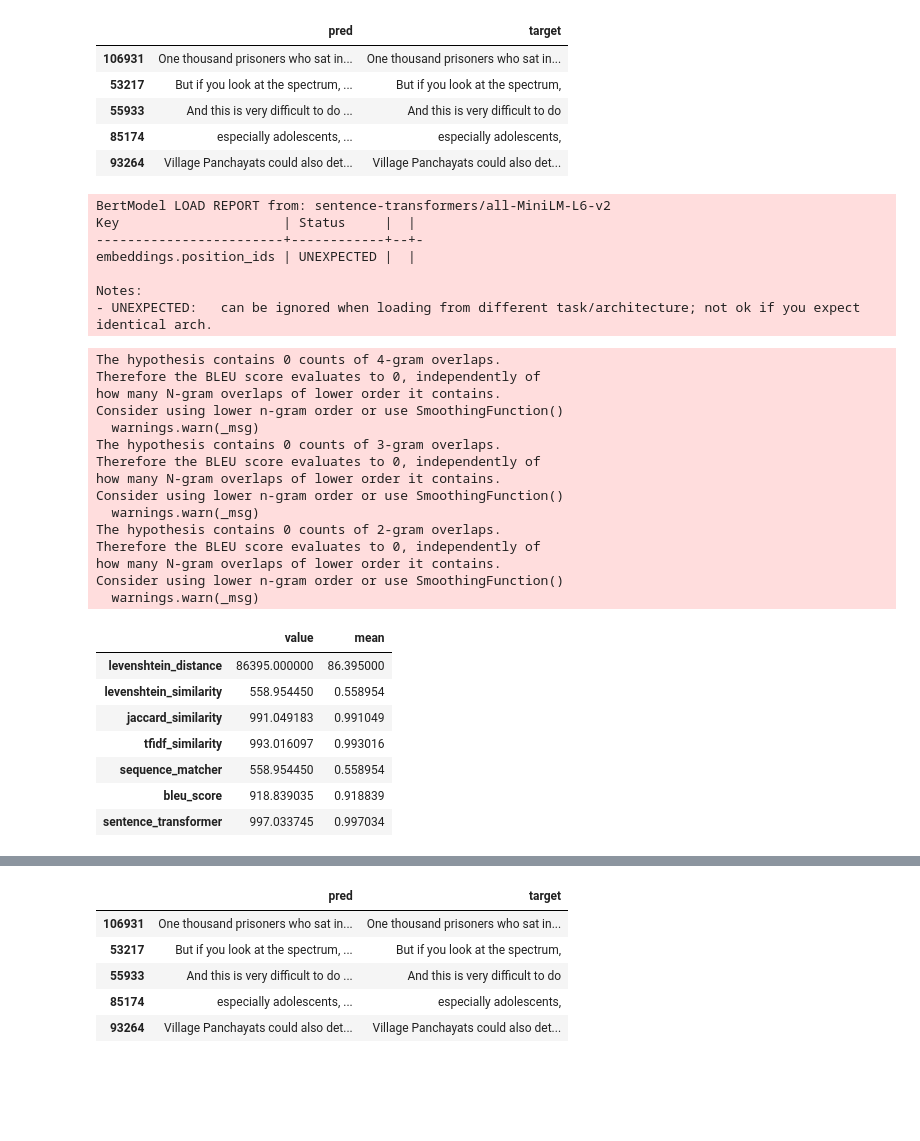
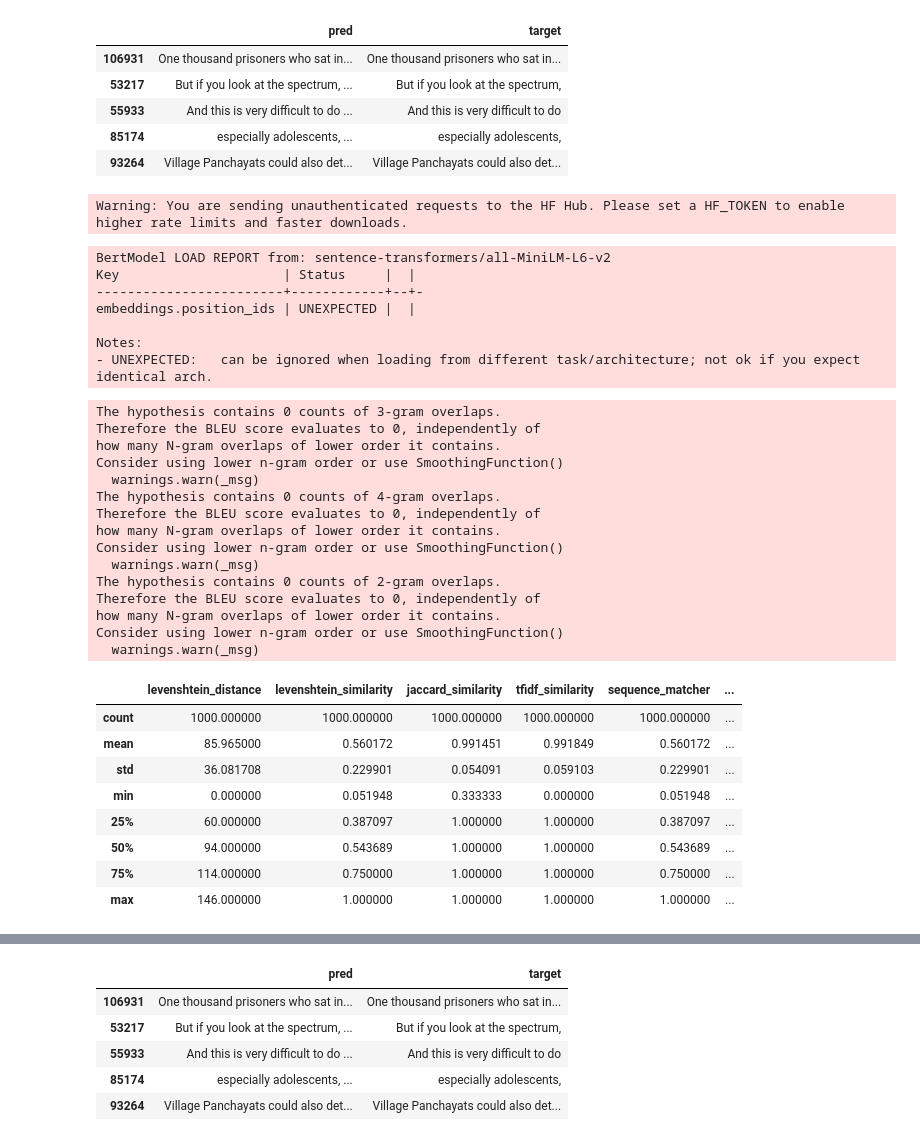
Before and after one commit to AndreDon0/25AIMEPhI, a Jupyter notebook: Homework_20_translater/main.ipynb, the cells around one changed output, grey strips where cells are left out. Saved outputs shown, nothing was run; the diff lists cells and outputs as text; code cells hidden in the pictures; blank space fills up the shorter version.

```diff
--- a/Homework_20_translater/main.ipynb
+++ b/Homework_20_translater/main.ipynb
@@ -172,35 +159,40 @@ from metrics import Metrics
 
 metrics = Metrics()
 samples = gru_preds.sample(eval_samples)
-metrics.calculate_metrics(samples["pred"], samples["target"])
+gru_metrics = metrics.calculate_metrics(samples["pred"], samples["target"])
 # %% [output]
-BertModel LOAD REPORT from: sentence-transformers/all-MiniLM-L6-v2
-Key                     | Status     |  |
-------------------------+------------+--+-
-embeddings.position_ids | UNEXPECTED |  |
-
-Notes:
-- UNEXPECTED:   can be ignored when loading from different task/architecture; not ok if you expect identical arch.
+Warning: You are sending unauthenticated requests to the HF Hub. Please set a HF_TOKEN to enable higher rate limits and faster downloads.
-The hypothesis contains 0 counts of 4-gram overlaps.
-Therefore the BLEU score evaluates to 0, independently of
-how many N-gram overlaps of lower order it contains.
-Consider using lower n-gram order or use SmoothingFunction()
-  warnings.warn(_msg)
-The hypothesis contains 0 counts of 3-gram overlaps.
-Therefore the BLEU score evaluates to 0, independently of
-how many N-gram overlaps of lower order it contains.
-Consider using lower n-gram order or use SmoothingFunction()
-  warnings.warn(_msg)
-The hypothesis contains 0 counts of 2-gram overlaps.
-Therefore the BLEU score evaluates to 0, independently of
-how many N-gram overlaps of lower order it contains.
-Consider using lower n-gram order or use SmoothingFunction()
-  warnings.warn(_msg)
+BertModel LOAD REPORT from: sentence-transformers/all-MiniLM-L6-v2
+Key                     | Status     |  |
+------------------------+------------+--+-
+embeddings.position_ids | UNEXPECTED |  |
+
+Notes:
+- UNEXPECTED:   can be ignored when loading from different task/architecture; not ok if you expect identical arch.
-|  | value | mean |
-| levenshtein_distance | 86395.000000 | 86.395000 |
-| levenshtein_similarity | 558.954450 | 0.558954 |
-| jaccard_similarity | 991.049183 | 0.991049 |
-| tfidf_similarity | 993.016097 | 0.993016 |
-| sequence_matcher | 558.954450 | 0.558954 |
-| bleu_score | 918.839035 | 0.918839 |
-| sentence_transformer | 997.033745 | 0.997034 |
+The hypothesis contains 0 counts of 3-gram overlaps.
+Therefore the BLEU score evaluates to 0, independently of
+how many N-gram overlaps of lower order it contains.
+Consider using lower n-gram order or use SmoothingFunction()
+  warnings.warn(_msg)
+The hypothesis contains 0 counts of 4-gram overlaps.
+Therefore the BLEU score evaluates to 0, independently of
+how many N-gram overlaps of lower order it contains.
+Consider using lower n-gram order or use SmoothingFunction()
+  warnings.warn(_msg)
+The hypothesis contains 0 counts of 2-gram overlaps.
+Therefore the BLEU score evaluates to 0, independently of
+how many N-gram overlaps of lower order it contains.
+Consider using lower n-gram order or use SmoothingFunction()
+  warnings.warn(_msg)
+# %%
+gru_metrics.describe()
+# %% [output]
+|  | levenshtein_distance | levenshtein_similarity | jaccard_similarity | tfidf_similarity | sequence_matcher | ... |
+| count | 1000.000000 | 1000.000000 | 1000.000000 | 1000.000000 | 1000.000000 | ... |
+| mean | 85.965000 | 0.560172 | 0.991451 | 0.991849 | 0.560172 | ... |
+| std | 36.081708 | 0.229901 | 0.054091 | 0.059103 | 0.229901 | ... |
+| min | 0.000000 | 0.051948 | 0.333333 | 0.000000 | 0.051948 | ... |
+| 25% | 60.000000 | 0.387097 | 1.000000 | 1.000000 | 0.387097 | ... |
+| 50% | 94.000000 | 0.543689 | 1.000000 | 1.000000 | 0.543689 | ... |
+| 75% | 114.000000 | 0.750000 | 1.000000 | 1.000000 | 0.750000 | ... |
+| max | 146.000000 | 1.000000 | 1.000000 | 1.000000 | 1.000000 | ... |
```
Also changed, not shown: parts of 6 cells of this notebook, 1 other file.
